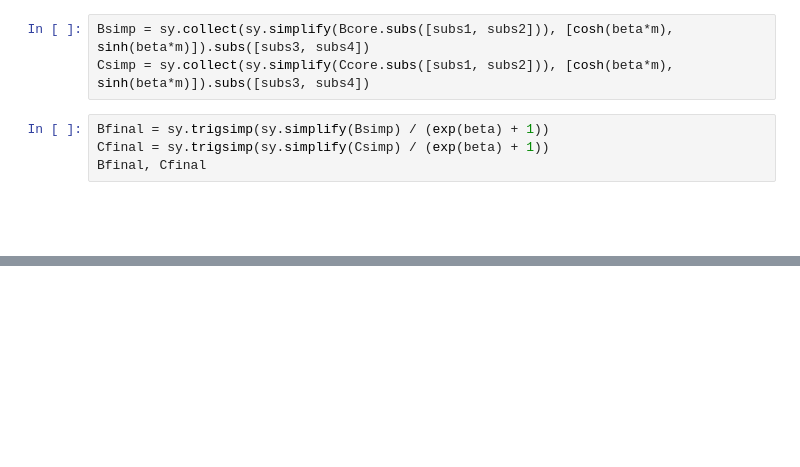
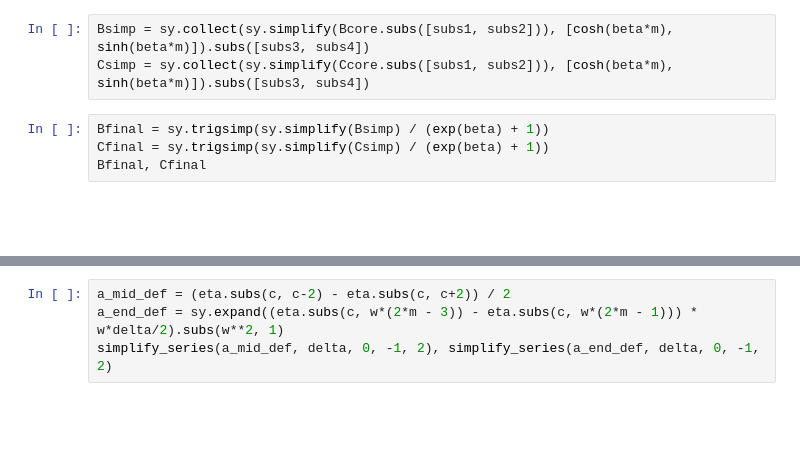
Before and after one commit to ganguli-lab/Complex_Synapse, a Jupyter notebook: Notebooks/sticky.ipynb, the cells around one changed output, grey strips where cells are left out. Saved outputs shown, nothing was run; the diff lists cells and outputs as text; blank space fills up the shorter version.

```diff
--- a/Notebooks/sticky.ipynb
+++ b/Notebooks/sticky.ipynb
@@ -91,0 +148,6 @@ eta_p
+# %%
+a_mid_def = (eta.subs(c, c-2) - eta.subs(c, c+2)) / 2
+a_end_def = sy.expand((eta.subs(c, w*(2*m - 3)) - eta.subs(c, w*(2*m - 1))) * w*delta/2).subs(w**2, 1)
+simplify_series(a_mid_def, delta, 0, -1, 2), simplify_series(a_end_def, delta, 0, -1, 2)
+# %% [output]
+[figure, added]
```
Also changed, not shown: parts of 23 cells of this notebook, 2 other files.
